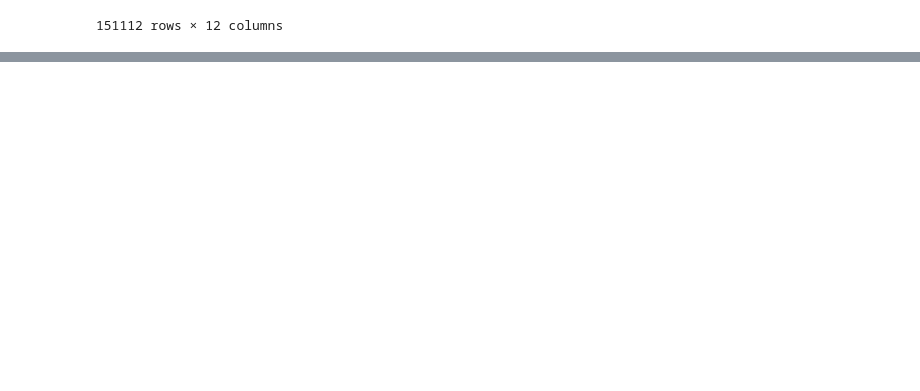
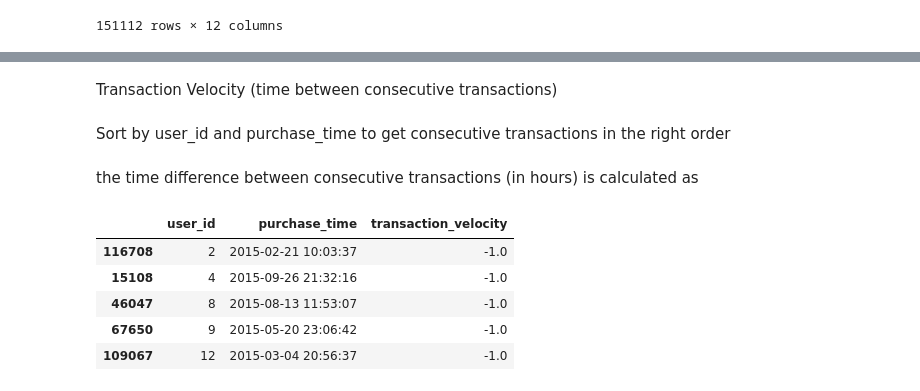
Before and after one commit to bef898/fraud_detection_system, a Jupyter notebook: notebooks/merge.ipynb, the cells around one changed output, grey strips where cells are left out. Cells and saved outputs as stored; diff of their text form; code cells hidden in the pictures; blank space fills up the shorter version.

```diff
--- a/notebooks/merge.ipynb
+++ b/notebooks/merge.ipynb
@@ -113,0 +136,4 @@ fraud_data
+# %% [markdown]
+Transaction Velocity (time between consecutive transactions)
+# %% [markdown]
+Sort by user_id and purchase_time to get consecutive transactions in the right order
@@ -113,0 +142,2 @@ fraud_data
+# %% [markdown]
+the time difference between consecutive transactions (in hours)  is calculated as
@@ -113,0 +150,10 @@ fraud_data
+# %%
+# Check the result
+fraud_data[['user_id', 'purchase_time', 'transaction_velocity']].head()
+# %% [output]
+|  | user_id | purchase_time | transaction_velocity |
+| 116708 | 2 | 2015-02-21 10:03:37 | -1.0 |
+| 15108 | 4 | 2015-09-26 21:32:16 | -1.0 |
+| 46047 | 8 | 2015-08-13 11:53:07 | -1.0 |
+| 67650 | 9 | 2015-05-20 23:06:42 | -1.0 |
+| 109067 | 12 | 2015-03-04 20:56:37 | -1.0 |
```
Also changed, not shown: parts of 9 cells of this notebook.
